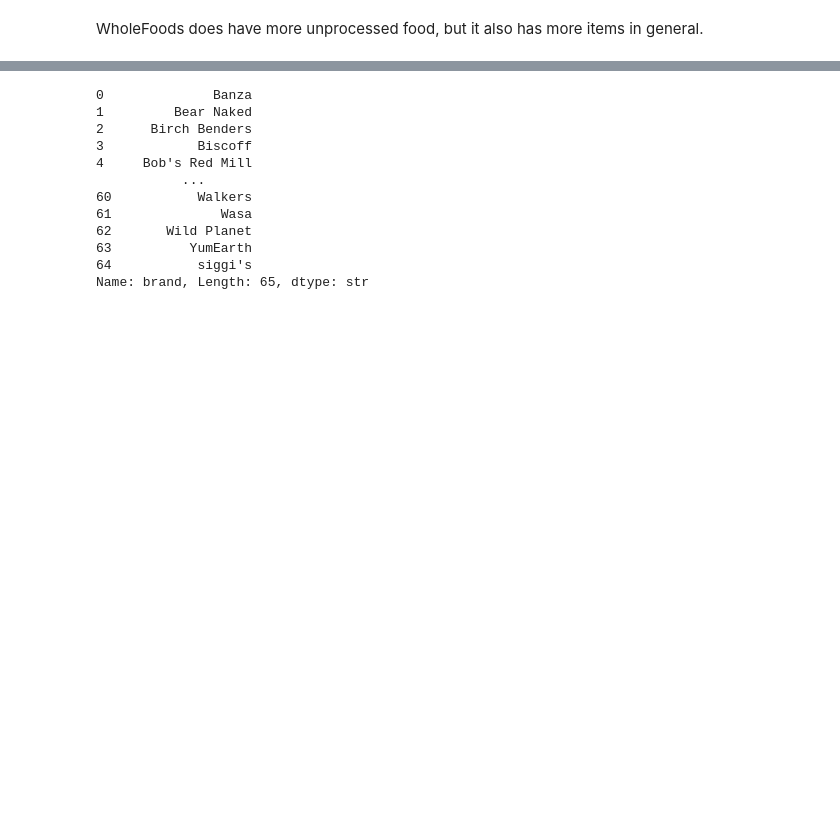
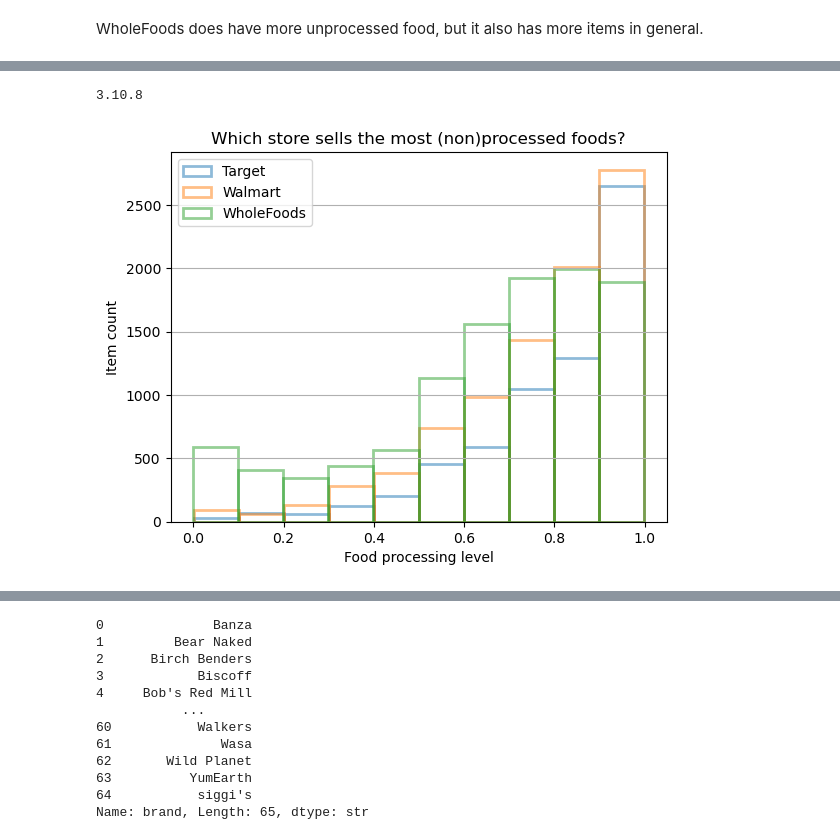
Before and after one commit to gkao25/grocerydb-viz, a Jupyter notebook: notebook.ipynb, the cells around one changed output, grey strips where cells are left out. Cells and saved outputs as stored; diff of their text form; code cells hidden in the pictures; blank space fills up the shorter version.

```diff
--- a/notebook.ipynb
+++ b/notebook.ipynb
@@ -253,3 +305,30 @@ WholeFoods does have more unprocessed food, but it also has more items in genera
+# %%
+import matplotlib
+
+# Correct way to access the version
+print(matplotlib.__version__)
+# %% [output]
+3.10.8
+# %%
+# percentage of processed food at the store -> FPRo [0,1], not class label
+
+# plt.hist(target['FPro'], label='Target', alpha=0.4, ec='None')
+# plt.hist(walmart['FPro'], label='Walmart', alpha=0.4, ec='None')
+# plt.hist(wf['FPro'], label='WholeFoods', alpha=0.4, ec='None')
+
+plt.hist(target['FPro'], label='Target', fc='None', ec='tab:blue', lw=2, alpha=0.5)
+plt.hist(walmart['FPro'], label='Walmart', fc='None', ec='tab:orange', lw=2, alpha=0.5)
+plt.hist(wf['FPro'], label='WholeFoods', fc='None', ec='tab:green', lw=2, alpha=0.5)
+
+
+plt.legend()
+plt.xlabel('Food processing level')
+plt.ylabel('Item count')
+plt.title('Which store sells the most (non)processed foods?')
+plt.grid(axis='y')
+plt.show()
+# %% [output]
+[figure, added]
 # %%
 # what brand has the highest price (on average)?
 brands = df.groupby('brand').mean(numeric_only=True).reset_index()
```
Also changed, not shown: parts of 8 cells of this notebook, 1 other file.
